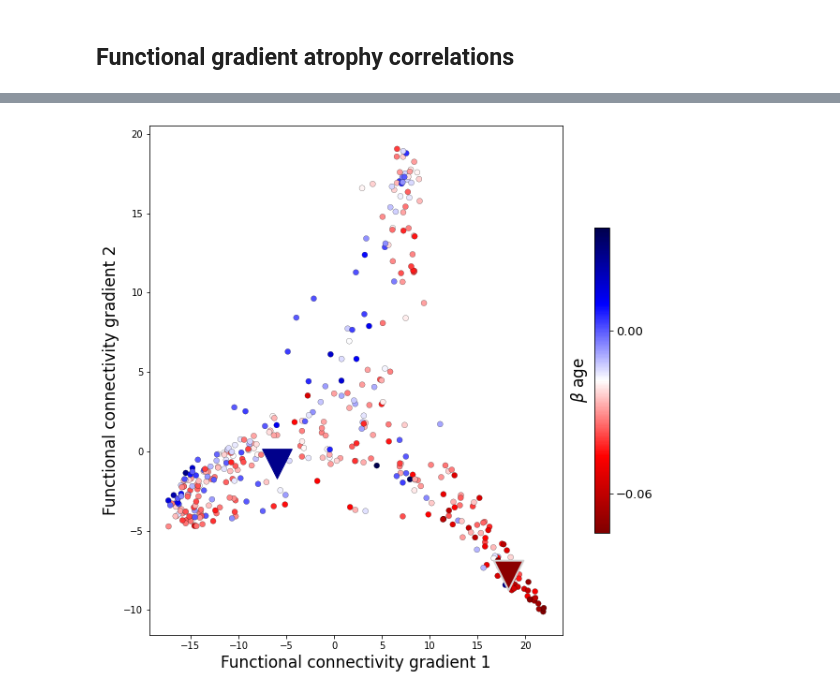
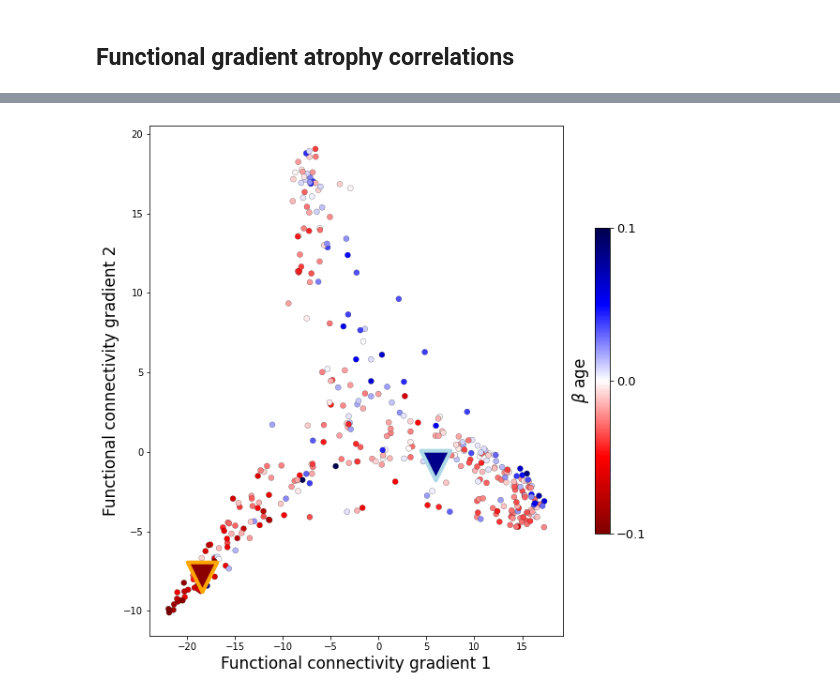
Before and after one commit to csi-hamburg/2022_petersen_aging_ct_connectivity, a Jupyter notebook: spatial_correlation_analysis.ipynb, the cells around one changed output, grey strips where cells are left out. Cells and saved outputs as stored; diff of their text form; code cells hidden in the pictures.

```diff
--- a/spatial_correlation_analysis.ipynb
+++ b/spatial_correlation_analysis.ipynb
@@ -454,5 +330,0 @@ surf_lh, surf_rh = load_conte69()
-# %%
-from brainspace.gradient import GradientMaps
-
-gm = GradientMaps(n_components=10, random_state=0)
-gm.fit(fc_ctx)
@@ -472,3 +333,7 @@ for i in range(2):
+# %%
+fc_grad1_schaefer, gm = connectivity_gradients(fc_ctx, 0, atlas_resolution=400)
+fc_grad1_schaefer = fc_grad1_schaefer * -1
+fc_grad2_schaefer, _ = connectivity_gradients(fc_ctx, 1, atlas_resolution=400)
 # %%
 import matplotlib.pyplot as plt
 
@@ -486,9 +351,6 @@ plt.show()
 # %% [markdown]
 ## Functional gradient atrophy correlations
 # %%
-fc_grad1_schaefer = surface_to_parcel(fc_grad[0], f'schaefer_{atlas_resolution}_conte69')[1:]
-fc_grad2_schaefer = surface_to_parcel(fc_grad[1], f'schaefer_{atlas_resolution}_conte69')[1:]
-
 img = plot_cortical(array_name=parcel_to_surface(fc_grad1_schaefer, f'schaefer_{atlas_resolution}_conte69'), surface_name="conte69", size=(800, 200),
               cmap='Reds', color_bar=True, embed_nb=True, interactive=False, transparent_bg=False,
               screenshot=True, filename=f"{output_dir}/gradients/functional_gradient1.png")
@@ -544,0 +372,12 @@ fig.savefig(output_dir/"spatial_correlations/thickbeta_funcgrad.png", dpi=300)
+# %%
+from python_functions.surface_contextualization import perform_spins # https://csi-hamburg.github.io/python_functions
+
+analysis = "Functional connectivity gradient 2"
+analysis_lower=analysis.replace(" ","_").lower()
+
+r, p, d = perform_spins(
+    fc_grad2_schaefer,
+    thickness_beta_schaefer,
+    atlas_resolution="400")
+
+result_dictionary[analysis_lower] = (r,p,d,fc_grad2_schaefer)
@@ -574,32 +685,32 @@ Gradient 1 location of thinning minimum: -5.9949; Gradient 2 location of thinnin
 # %%
 import matplotlib.pyplot as plt
 import matplotlib.colors as mcolors
 import matplotlib.cm as cm
 from matplotlib import ticker
 
 orig_map=plt.cm.get_cmap('seismic')
 reversed_map = orig_map.reversed()
 
 fig, axs = plt.subplots(1, figsize=(10,10))
 
 axs.scatter(fc_grad1_schaefer, fc_grad2_schaefer,
     c=thickness_beta_schaefer, cmap=reversed_map,
     edgecolor='black', lw=0.2)
 axs.set_xlabel("Functional connectivity gradient 1", size=17)
 axs.set_ylabel("Functional connectivity gradient 2", size=17)
-axs.scatter(fc_grad1_median_10perc, fc_grad2_median_10perc, s=1000, marker="v", color="darkred", edgecolors='lightgray', linewidth=2)
-axs.scatter(fc_grad1_median_u10perc, fc_grad2_median_u10perc, s=1000, marker="v", color="darkblue")
+axs.scatter(fc_grad1_median_10perc, fc_grad2_median_10perc, s=1000, marker="v", color="darkred", edgecolors='#FFA701', linewidth=4)
+axs.scatter(fc_grad1_median_u10perc, fc_grad2_median_u10perc, s=1000, marker="v", color="darkblue", edgecolors='#ADD8E6', linewidth=4)
 normalize = mcolors.Normalize(vmin=np.min(thickness_beta_schaefer),
 
     vmax=np.max(thickness_beta_schaefer))
 s_map = cm.ScalarMappable(norm=normalize, cmap=reversed_map)
 cbar = axs.figure.colorbar(s_map, shrink=0.6, pad=0.06)
 cbar.ax.tick_params(labelsize=13)
-cbar.set_label(r'$\beta$ age', labelpad=-90, size=17)
+cbar.set_label(r'$\beta$ age', labelpad=-80, size=17)
 tick_locator = ticker.MaxNLocator(nbins=2)
 cbar.locator = tick_locator
 cbar.update_ticks()
 
 fig.savefig(f"{output_dir}/gradients/gradient_plot.png", dpi=300)
 # %% [output]
-[figure, old version]
+[figure, new version]
```
Also changed, not shown: parts of 92 cells of this notebook, 1 other file.
